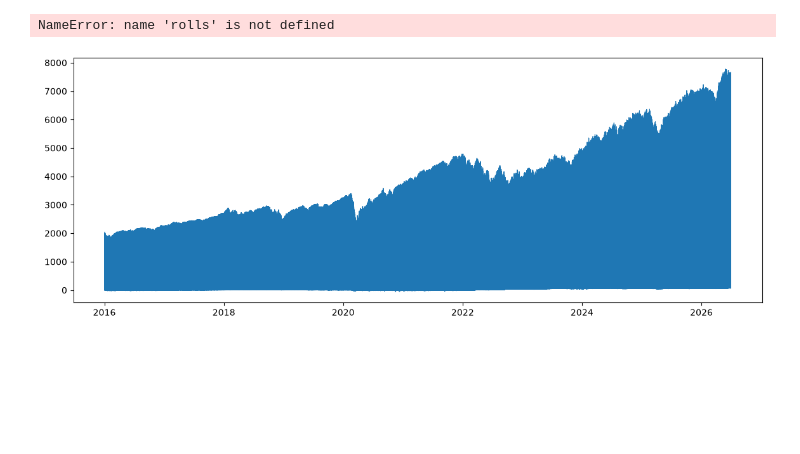
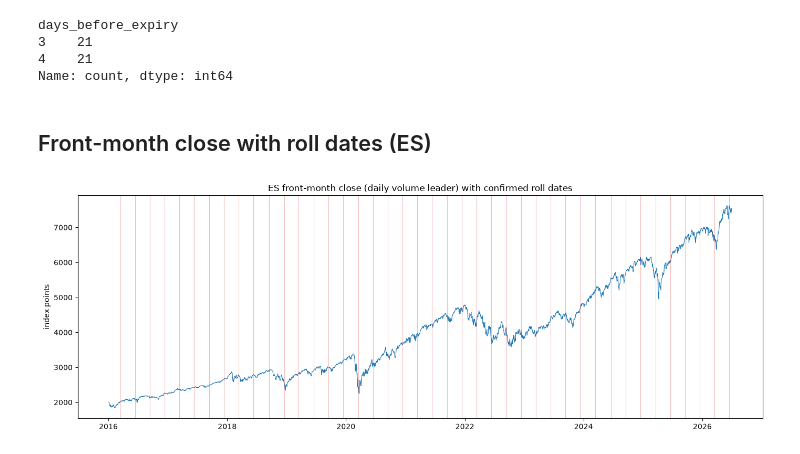
Before and after one commit to dheerajjames7-opson/futures-regime, a Jupyter notebook: notebooks/02_roll_calendar.ipynb, the cells around one changed output. Drawn from its saved outputs; the diff is of its cells as text; code cells hidden in the pictures; blank space fills up the shorter version.

```diff
--- a/notebooks/02_roll_calendar.ipynb
+++ b/notebooks/02_roll_calendar.ipynb
@@ -1,8 +0,0 @@
-# %%
-import pandas as pd
-from futures_lab.data.rolls import daily_volume_leader, detect_rolls
-
-df = pd.read_parquet("../data/raw/es_ohlcv_1d.parquet")
-leader = daily_volume_leader(df, "ES")
-leader["symbol"].value_counts().head(12)
-rolls = detect_rolls(leader, "ES", confirm_days=2)
@@ -10,0 +5,12 @@ ImportError: cannot import name 'detect_rolls' from 'futures_lab.data.rolls' (C:
+# %%
+import matplotlib.pyplot as plt
+import pandas as pd
+
+from futures_lab.config import REPO_ROOT, ROLL_CONFIRM_DAYS, ROOTS
+from futures_lab.data.contracts import parse_contract
+from futures_lab.data.load import load_outrights
+from futures_lab.data.rolls import daily_volume_leader, detect_rolls
+
+bars = {root: load_outrights(root) for root in ROOTS}
+leaders = {root: daily_volume_leader(df) for root, df in bars.items()}
+rolls = {root: detect_rolls(leaders[root], root, ROLL_CONFIRM_DAYS) for root in ROOTS}
@@ -11,14 +75,32 @@ ImportError: cannot import name 'detect_rolls' from 'futures_lab.data.rolls' (C:
+# %%
+def third_friday(year, month):
+    first = pd.Timestamp(year=year, month=month, day=1)
+    return first + pd.Timedelta(days=(4 - first.weekday()) % 7 + 14)
+
+es_rolls = rolls["ES"].copy()
+keys = [parse_contract(s, "ES", d) for s, d in zip(es_rolls["from_symbol"], es_rolls["roll_date"], strict=True)]
+es_rolls["expiry"] = [third_friday(y, m) for y, m in keys]
+es_rolls["days_before_expiry"] = (es_rolls["expiry"] - es_rolls["roll_date"]).dt.days
+es_rolls["days_before_expiry"].value_counts().sort_index()
+# %% [output]
+days_before_expiry
+3    21
+4    21
+Name: count, dtype: int64
+# %% [markdown]
+## Front-month close with roll dates (ES)
 # %%
-import matplotlib.pyplot as plt
-
 fig, ax = plt.subplots(figsize=(14, 5))
-ax.plot(leader.index, leader["close"], lw=0.8)
-for d in rolls["roll_date"]:
+lead = leaders["ES"]
+ax.plot(lead.index, lead["close"], lw=0.8)
+for d in rolls["ES"]["roll_date"]:
     ax.axvline(d, color="tab:red", alpha=0.3, lw=0.8)
-ax.set_title("ES front-month close with detected roll dates")
+ax.set_title("ES front-month close (daily volume leader) with confirmed roll dates")
+ax.set_ylabel("index points")
 plt.tight_layout()
-fig.savefig("../docs/figures/es_roll_dates.png", dpi=150)
+fig_dir = REPO_ROOT / "docs" / "figures"
+fig_dir.mkdir(parents=True, exist_ok=True)
+fig.savefig(fig_dir / "es_roll_dates.png", dpi=150)
 plt.show()
 # %% [output]
-NameError: name 'rolls' is not defined
-[figure, old version]
+[figure, new version]
```
Also changed, not shown: parts of 12 cells of this notebook, 4 other files.
